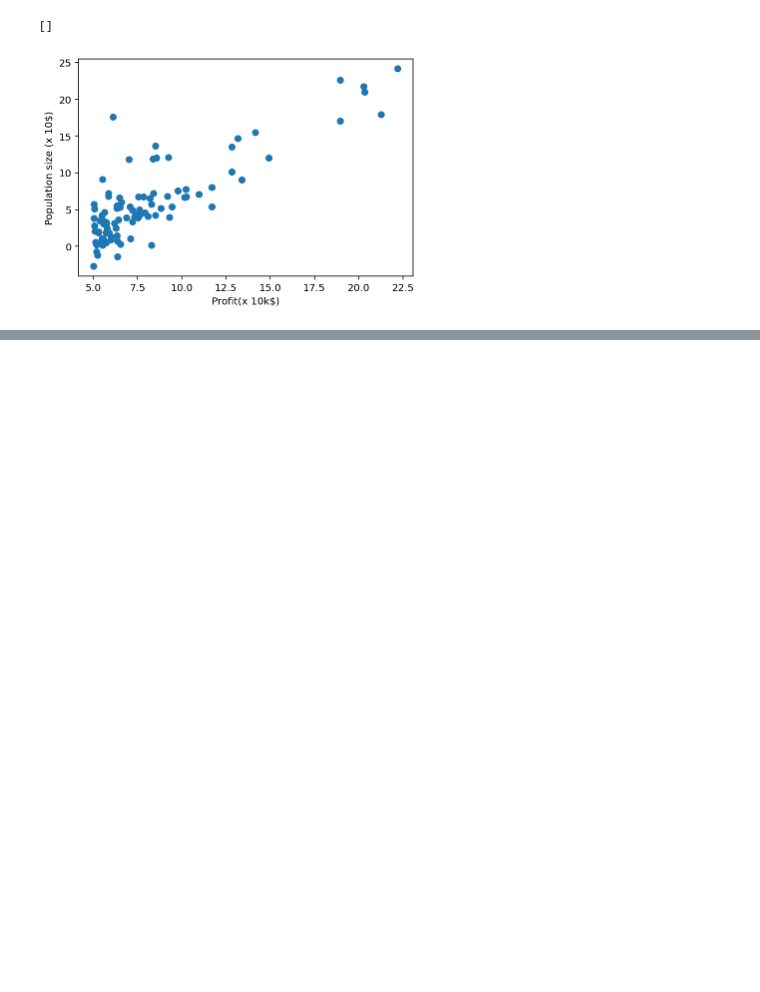
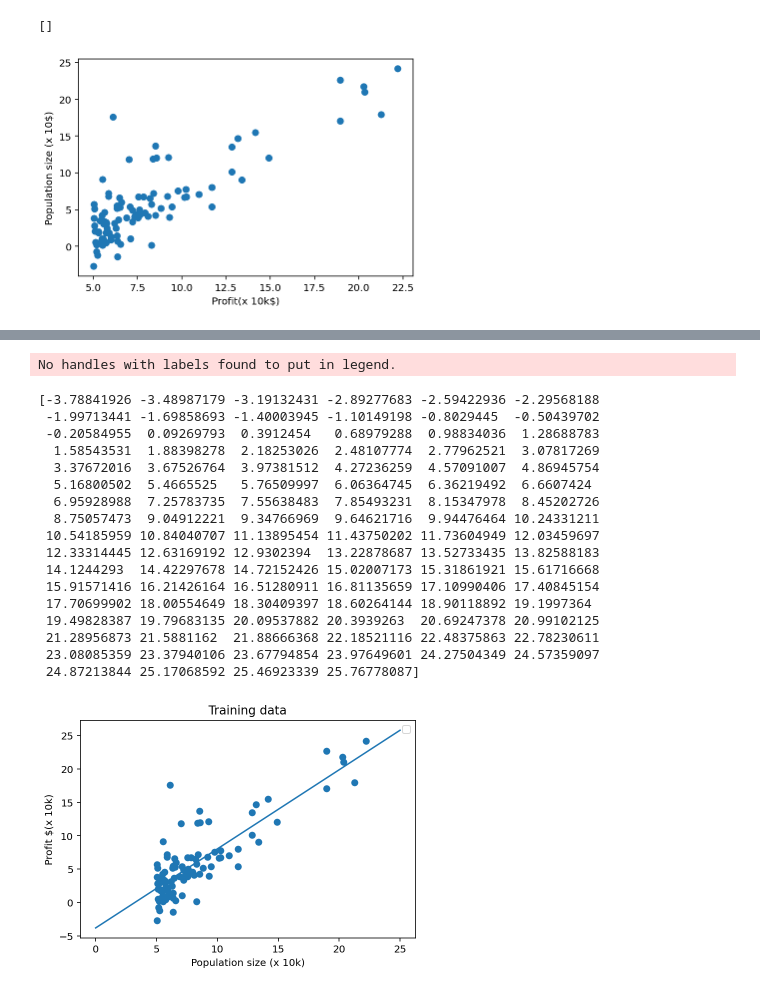
Before and after one commit to jjiho/20141001-Lee-Jiho, a Jupyter notebook: Assignment2_02_b.ipynb, the cells around one changed output, grey strips where cells are left out. Saved outputs shown, nothing was run; the diff lists cells and outputs as text; code cells hidden in the pictures; blank space fills up the shorter version.

```diff
--- a/Assignment2_02_b.ipynb
+++ b/Assignment2_02_b.ipynb
@@ -76,0 +134,36 @@ print(loss)
+# %%
+ # linear regression model
+x_pred = np.linspace(0,25,100) # define the domain of the prediction function
+one = np.ones(len(x_pred))
+x = np.array([one, x_pred]).T
+y_pred = f_pred(x, w_iters[-1])# compute the prediction values within the given domain x_predprint
+print(y_pred)
+# plot
+plt.figure(3)
+plt.scatter(x_train, y_train)
+plt.plot(x_pred, y_pred)
+plt.legend(loc='best')
+plt.title('Training data')
+plt.xlabel('Population size (x 10k)')
+plt.ylabel('Profit $(x 10k)')
+plt.show()
+# %% [output]
+No handles with labels found to put in legend.
+[-3.78841926 -3.48987179 -3.19132431 -2.89277683 -2.59422936 -2.29568188
+ -1.99713441 -1.69858693 -1.40003945 -1.10149198 -0.8029445  -0.50439702
+ -0.20584955  0.09269793  0.3912454   0.68979288  0.98834036  1.28688783
+  1.58543531  1.88398278  2.18253026  2.48107774  2.77962521  3.07817269
+  3.37672016  3.67526764  3.97381512  4.27236259  4.57091007  4.86945754
+  5.16800502  5.4665525   5.76509997  6.06364745  6.36219492  6.6607424
+  6.95928988  7.25783735  7.55638483  7.85493231  8.15347978  8.45202726
+  8.75057473  9.04912221  9.34766969  9.64621716  9.94476464 10.24331211
+ 10.54185959 10.84040707 11.13895454 11.43750202 11.73604949 12.03459697
+ 12.33314445 12.63169192 12.9302394  13.22878687 13.52733435 13.82588183
+ 14.1244293  14.42297678 14.72152426 15.02007173 15.31861921 15.61716668
+ 15.91571416 16.21426164 16.51280911 16.81135659 17.10990406 17.40845154
+ 17.70699902 18.00554649 18.30409397 18.60264144 18.90118892 19.1997364
+ 19.49828387 19.79683135 20.09537882 20.3939263  20.69247378 20.99102125
+ 21.28956873 21.5881162  21.88666368 22.18521116 22.48375863 22.78230611
+ 23.08085359 23.37940106 23.67794854 23.97649601 24.27504349 24.57359097
+ 24.87213844 25.17068592 25.46923339 25.76778087]
+[figure, added]
```
Also changed, not shown: parts of 4 cells of this notebook.
